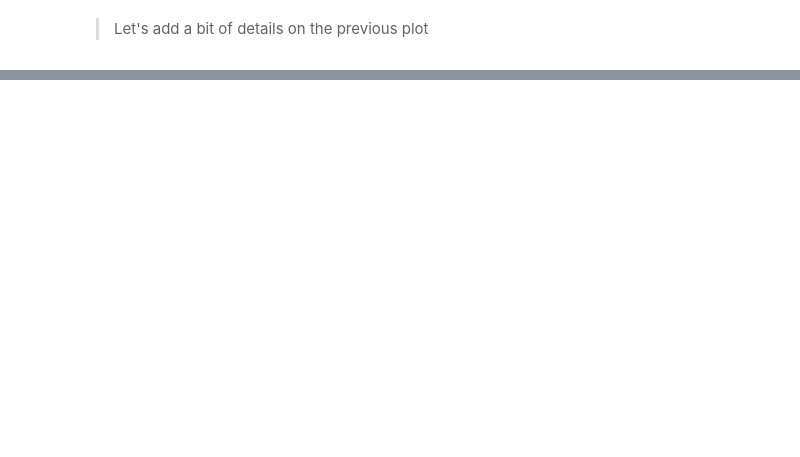
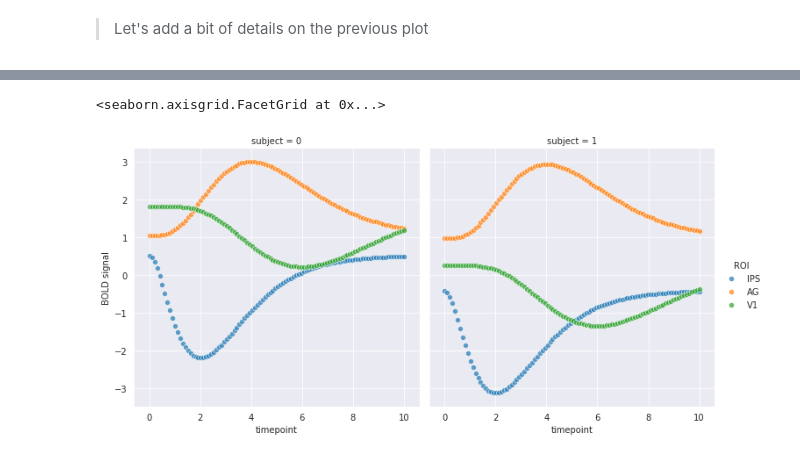
Before and after one commit to erikmagic/python-tutorials, a Jupyter notebook: seaborn/seaborn_en.ipynb, the cells around one changed output, grey strips where cells are left out. Drawn from its saved outputs; the diff is of its cells as text; code cells hidden in the pictures; blank space fills up the shorter version.

```diff
--- a/seaborn/seaborn_en.ipynb
+++ b/seaborn/seaborn_en.ipynb
@@ -120,0 +127,6 @@ g
+# %%
+# trying a different plotting function
+plot_simple_facet(sns.scatterplot)
+# %% [output]
+<seaborn.axisgrid.FacetGrid at 0x...>
+[figure, added]
```
Also changed, not shown: parts of 13 cells of this notebook.
